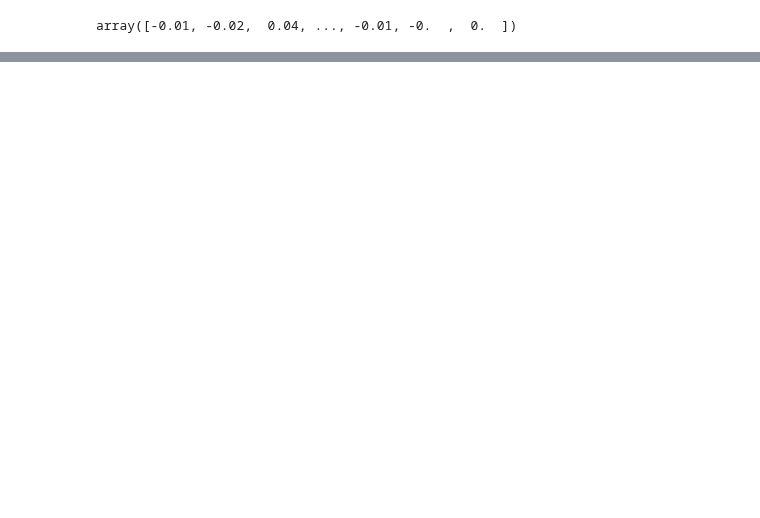
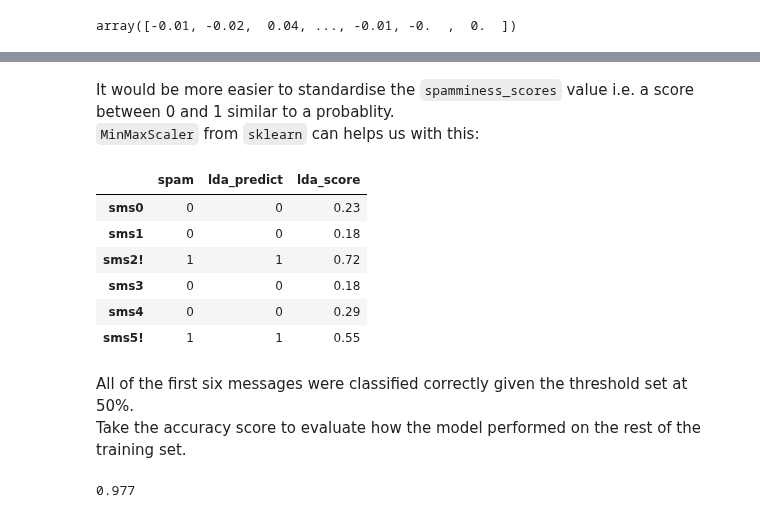
Before and after one commit to Shuaib-8/NLP-growth-hacking-project, a Jupyter notebook: chp4-nlpia-notes/topic-vects-ex.ipynb, the cells around one changed output, grey strips where cells are left out. Drawn from its saved outputs; the diff is of its cells as text; code cells hidden in the pictures; blank space fills up the shorter version.

```diff
--- a/chp4-nlpia-notes/topic-vects-ex.ipynb
+++ b/chp4-nlpia-notes/topic-vects-ex.ipynb
@@ -318,0 +331,4 @@ array([-0.01, -0.02,  0.04, ..., -0.01, -0.  ,  0.  ])
+# %% [markdown]
+It would be more easier to standardise the `spamminess_scores` value i.e. a score between 0 and 1 similar to a probablity.
+<br>
+`MinMaxScaler` from `sklearn` can helps us with this:
@@ -318,0 +340,21 @@ array([-0.01, -0.02,  0.04, ..., -0.01, -0.  ,  0.  ])
+# %%
+sms['lda_predict'] = (sms.lda_score > 0.5).astype(int)
+sms['spam lda_predict lda_score'.split()].round(2).head(6)
+# %% [output]
+|  | spam | lda_predict | lda_score |
+| sms0 | 0 | 0 | 0.23 |
+| sms1 | 0 | 0 | 0.18 |
+| sms2! | 1 | 1 | 0.72 |
+| sms3 | 0 | 0 | 0.18 |
+| sms4 | 0 | 0 | 0.29 |
+| sms5! | 1 | 1 | 0.55 |
+# %% [markdown]
+All of the first six messages were classified correctly given the threshold set at 50%.
+<br>
+Take the accuracy score to evaluate how the model performed on the rest of the training set.
+# %%
+# Using sklearn accuracy score function instead of filtering/computation version
+from sklearn.metrics import accuracy_score
+accuracy_score(sms.spam, sms.lda_predict).round(3)
+# %% [output]
+0.977
```
Also changed, not shown: parts of 13 cells of this notebook, 1 other file.
